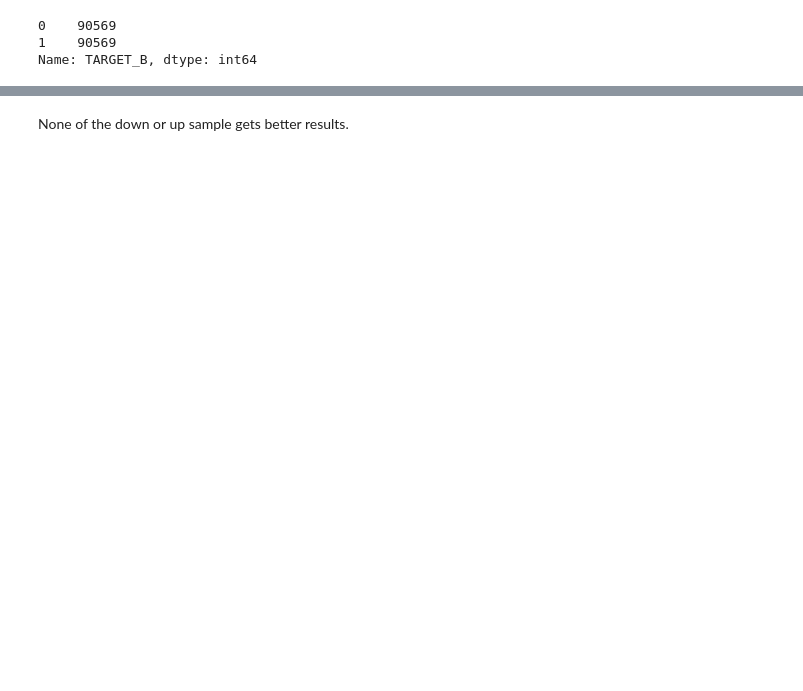
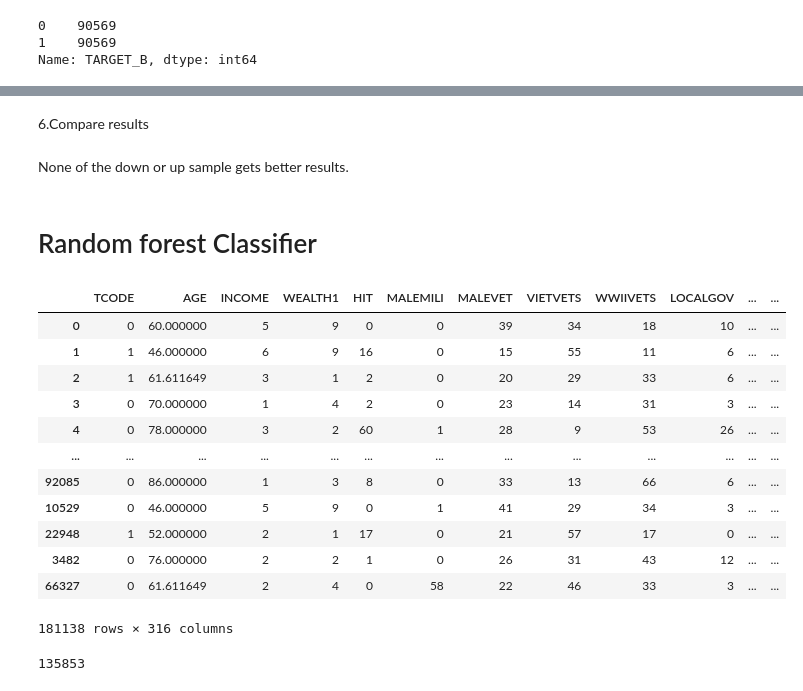
Before and after one commit to chrislacarte/data_inbalance_practice, a Jupyter notebook: main.ipynb, the cells around one changed output, grey strips where cells are left out. Cells and saved outputs as stored; diff of their text form; code cells hidden in the pictures; blank space fills up the shorter version.

```diff
--- a/main.ipynb
+++ b/main.ipynb
@@ -188,4 +179,4 @@ AVG_GIFT for the same reasons colinearity
 # %%
 #drop multicolinearity
-num = X.drop(["ETH13","HC19","AVGGIFT"], axis = 1)
+X = X.drop(["NUMPROM"], axis = 1)
 # %%
@@ -261,6 +291,6 @@ Name: TARGET_B, dtype: int64
 # %%
-#we get the DF with the target
-data = pd.concat([num, target.TARGET_B], axis=1)
+#we get the DF with the target (x-train and y-train)
+data = pd.concat([num, targ.TARGET_B], axis=1)
 # %%
 #downsampling so we do not create artificial data
 from sklearn.utils import resample
@@ -349,2 +391,22 @@ print(classifier.score(X_test, y_test))
+# %% [markdown]
+6.Compare results
 # %% [markdown]
 None of the down or up sample gets better results.
+# %% [markdown]
+# Random forest Classifier  <a class="anchor" id="fifth-bullet"></a>
+# %%
+data_upsampled
+# %% [output]
+|  | TCODE | AGE | INCOME | WEALTH1 | HIT | MALEMILI | MALEVET | VIETVETS | WWIIVETS | LOCALGOV | ... | ... |
+| 0 | 0 | 60.000000 | 5 | 9 | 0 | 0 | 39 | 34 | 18 | 10 | ... | ... |
+| 1 | 1 | 46.000000 | 6 | 9 | 16 | 0 | 15 | 55 | 11 | 6 | ... | ... |
+| 2 | 1 | 61.611649 | 3 | 1 | 2 | 0 | 20 | 29 | 33 | 6 | ... | ... |
+| 3 | 0 | 70.000000 | 1 | 4 | 2 | 0 | 23 | 14 | 31 | 3 | ... | ... |
+| 4 | 0 | 78.000000 | 3 | 2 | 60 | 1 | 28 | 9 | 53 | 26 | ... | ... |
+| ... | ... | ... | ... | ... | ... | ... | ... | ... | ... | ... | ... | ... |
+| 92085 | 0 | 86.000000 | 1 | 3 | 8 | 0 | 33 | 13 | 66 | 6 | ... | ... |
+| 10529 | 0 | 46.000000 | 5 | 9 | 0 | 1 | 41 | 29 | 34 | 3 | ... | ... |
+| 22948 | 1 | 52.000000 | 2 | 1 | 17 | 0 | 21 | 57 | 17 | 0 | ... | ... |
+| 3482 | 0 | 76.000000 | 2 | 2 | 1 | 0 | 26 | 31 | 43 | 12 | ... | ... |
+| 66327 | 0 | 61.611649 | 2 | 4 | 0 | 58 | 22 | 46 | 33 | 3 | ... | ... |
+181138 rows × 316 columns
@@ -350,0 +416,8 @@ None of the down or up sample gets better results.
+# %%
+X_train, X_test, y_train, y_test = train_test_split(X, y, test_size=0.25)
+
+X_train_minmax = transformer.transform(X_train)
+X_test_minmax = transformer.transform(X_test)
+len(X_train_minmax)
+# %% [output]
+135853
```
Also changed, not shown: parts of 61 cells of this notebook, 5 other files.
